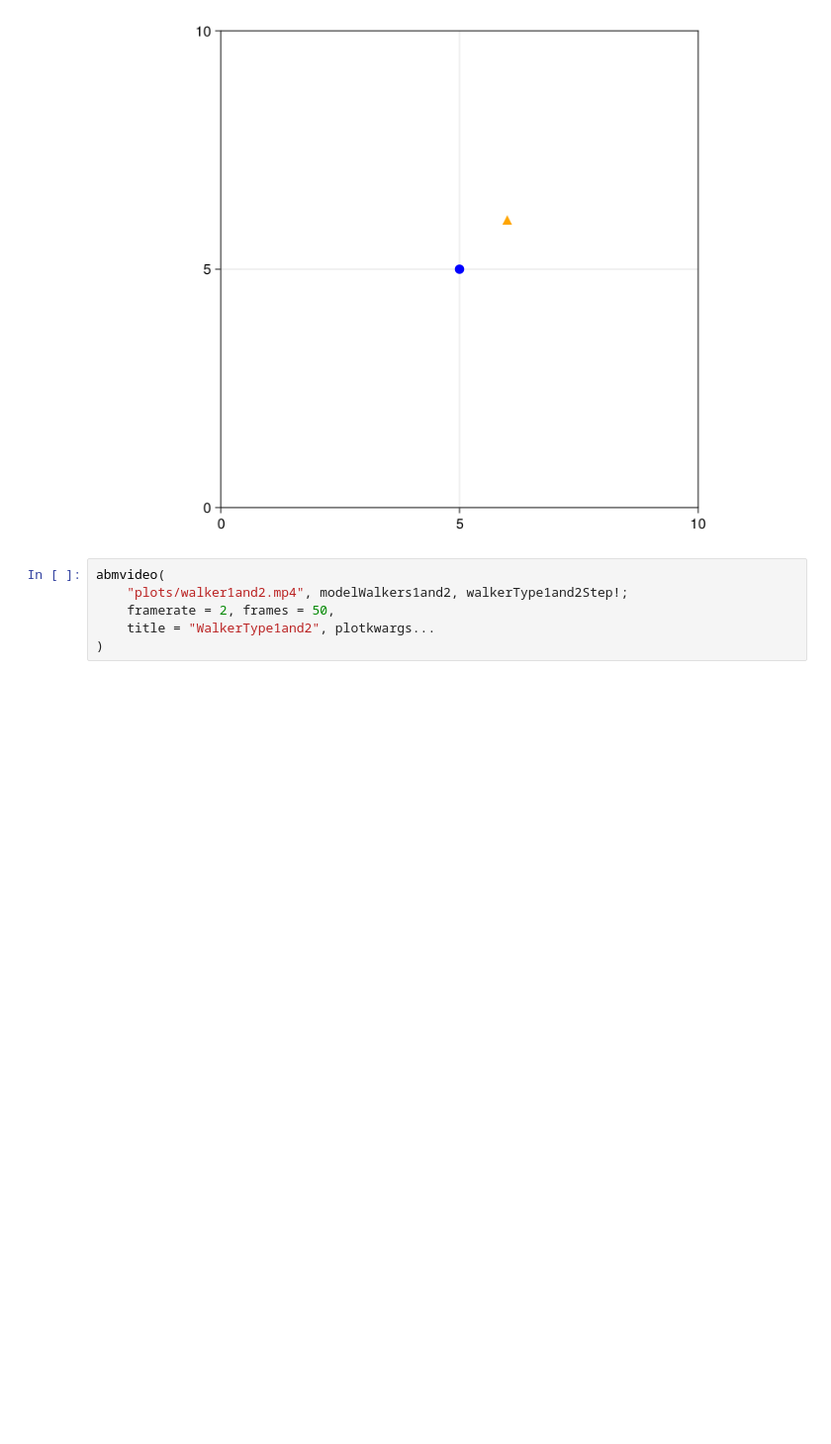
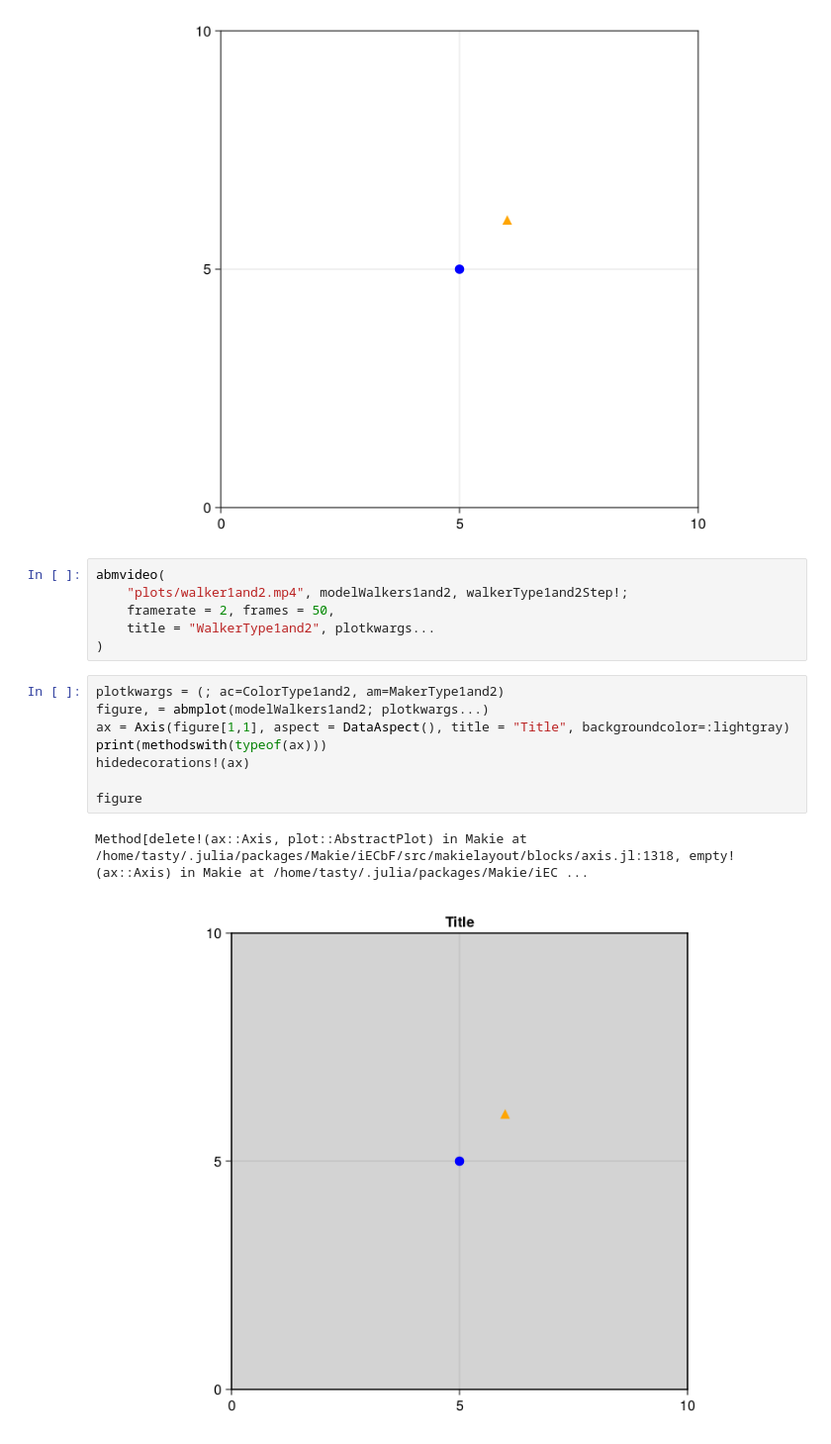
Before and after one commit to mantzaris/JuliaLang_Yeah_Yeah_Yeah, a Jupyter notebook: Agents/ContinuousAgents/01SimpleWalkers.ipynb, the cells around one changed output. Shown at 99% size. Cells and saved outputs as stored; diff of their text form; blank space fills up the shorter version.

```diff
--- a/Agents/ContinuousAgents/01SimpleWalkers.ipynb
+++ b/Agents/ContinuousAgents/01SimpleWalkers.ipynb
@@ -235,3 +237,14 @@ abmvideo(
     framerate = 2, frames = 50,
     title = "WalkerType1and2", plotkwargs...
 )
+# %%
+plotkwargs = (; ac=ColorType1and2, am=MakerType1and2)
+figure, = abmplot(modelWalkers1and2; plotkwargs...)
+ax = Axis(figure[1,1], aspect = DataAspect(), title = "Title", backgroundcolor=:lightgray)
+print(methodswith(typeof(ax)))
+hidedecorations!(ax)
+
+figure
+# %% [output]
+Method[delete!(ax::Axis, plot::AbstractPlot) in Makie at /home/tasty/.julia/packages/Makie/iECbF/src/makielayout/blocks/axis.jl:1318, empty!(ax::Axis) in Makie at /home/tasty/.julia/packages/Makie/iEC ...
+[figure, added]
```
Also changed, not shown: parts of 5 cells of this notebook, 4 other files.
